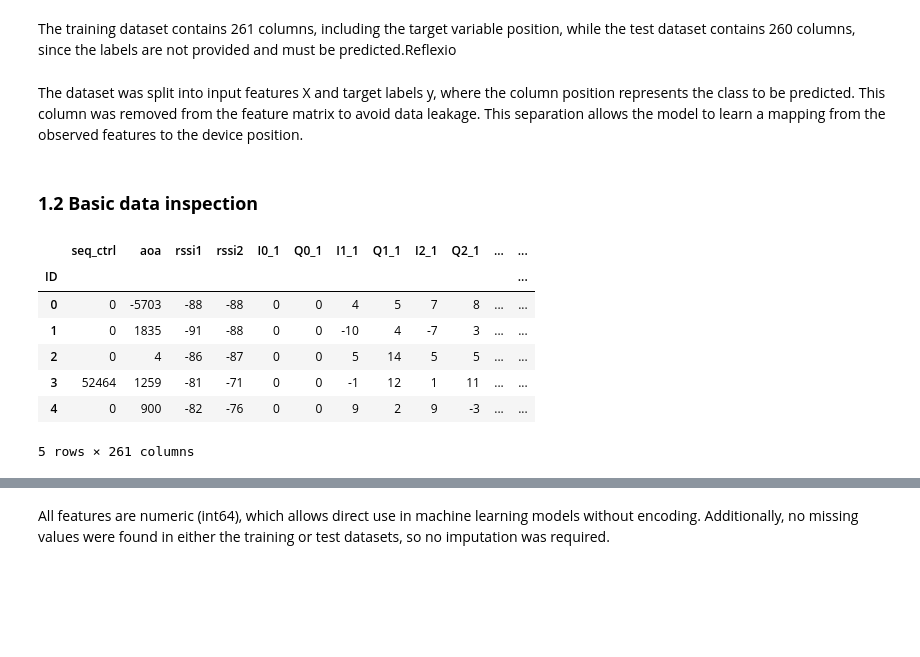
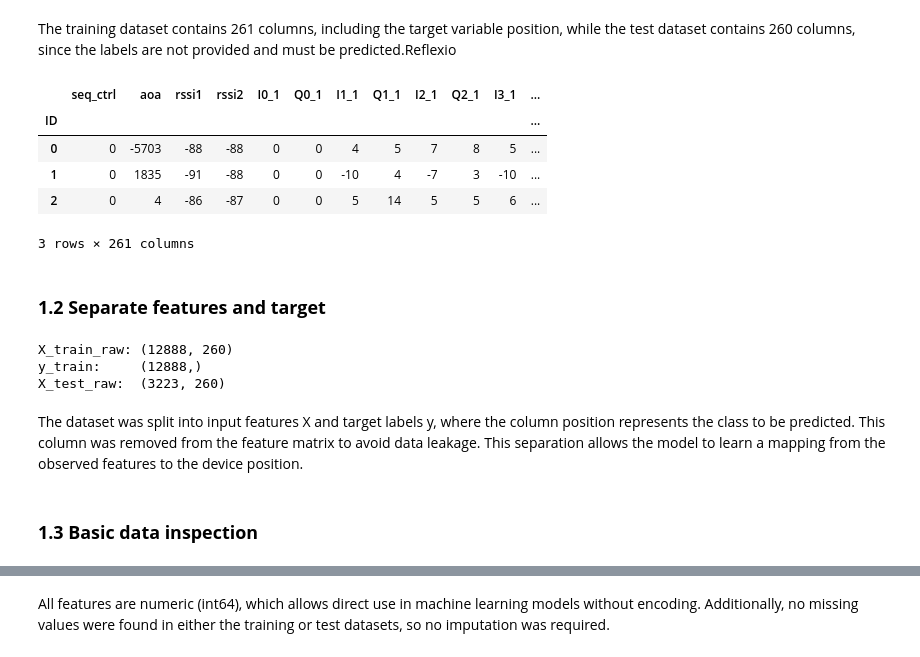
Before and after one commit to martasayol/projecteaa1, a Jupyter notebook: ProjecteAA1.ipynb, the cells around one changed output, grey strips where cells are left out. Drawn from its saved outputs; the diff is of its cells as text; code cells hidden in the pictures; blank space fills up the shorter version.

```diff
--- a/ProjecteAA1.ipynb
+++ b/ProjecteAA1.ipynb
@@ -40,13 +25,15 @@ import numpy as np
 import pandas as pd
 import matplotlib.pyplot as plt
 import seaborn as sns
+
 from sklearn.preprocessing import StandardScaler
 import pickle
 import warnings
-warnings.filterwarnings('ignore')
 
-pd.set_option('display.precision', 3)
-pd.set_option('display.max_columns', 20)
+warnings.filterwarnings("ignore")
+
+pd.set_option("display.precision", 3)
+pd.set_option("display.max_columns", 30)
 # %% [markdown]
 ## **1. Exploratory Data Analysis (EDA)**
 # %% [markdown]
@@ -68,15 +54,28 @@ X1 = train.drop(columns=["position"])
+# %%
+train.head(3)
+# %% [output]
+|  | seq_ctrl | aoa | rssi1 | rssi2 | I0_1 | Q0_1 | I1_1 | Q1_1 | I2_1 | Q2_1 | I3_1 | ... |
+| ID |  |  |  |  |  |  |  |  |  |  |  | ... |
+| 0 | 0 | -5703 | -88 | -88 | 0 | 0 | 4 | 5 | 7 | 8 | 5 | ... |
+| 1 | 0 | 1835 | -91 | -88 | 0 | 0 | -10 | 4 | -7 | 3 | -10 | ... |
+| 2 | 0 | 4 | -86 | -87 | 0 | 0 | 5 | 14 | 5 | 5 | 6 | ... |
+3 rows × 261 columns
+# %% [markdown]
+### **1.2 Separate features and target**
+# %%
+X_train_raw = train.drop(columns=["position"])
+y_train = train["position"].astype(int)
+
+X_test_raw = test.copy()
+
+print("X_train_raw:", X_train_raw.shape)
+print("y_train:    ", y_train.shape)
+print("X_test_raw: ", X_test_raw.shape)
+# %% [output]
+X_train_raw: (12888, 260)
+y_train:     (12888,)
+X_test_raw:  (3223, 260)
 # %% [markdown]
 The dataset was split into input features X and target labels y, where the column position represents the class to be predicted. This column was removed from the feature matrix to avoid data leakage. This separation allows the model to learn a mapping from the observed features to the device position.
 # %% [markdown]
-### **1.2 Basic data inspection**
+### **1.3 Basic data inspection**
-# %%
-train.head()
-# %% [output]
-|  | seq_ctrl | aoa | rssi1 | rssi2 | I0_1 | Q0_1 | I1_1 | Q1_1 | I2_1 | Q2_1 | ... | ... |
-| ID |  |  |  |  |  |  |  |  |  |  |  | ... |
-| 0 | 0 | -5703 | -88 | -88 | 0 | 0 | 4 | 5 | 7 | 8 | ... | ... |
-| 1 | 0 | 1835 | -91 | -88 | 0 | 0 | -10 | 4 | -7 | 3 | ... | ... |
-| 2 | 0 | 4 | -86 | -87 | 0 | 0 | 5 | 14 | 5 | 5 | ... | ... |
-| 3 | 52464 | 1259 | -81 | -71 | 0 | 0 | -1 | 12 | 1 | 11 | ... | ... |
-| 4 | 0 | 900 | -82 | -76 | 0 | 0 | 9 | 2 | 9 | -3 | ... | ... |
-5 rows × 261 columns
```
Also changed, not shown: parts of 87 cells of this notebook, 3 other files.
